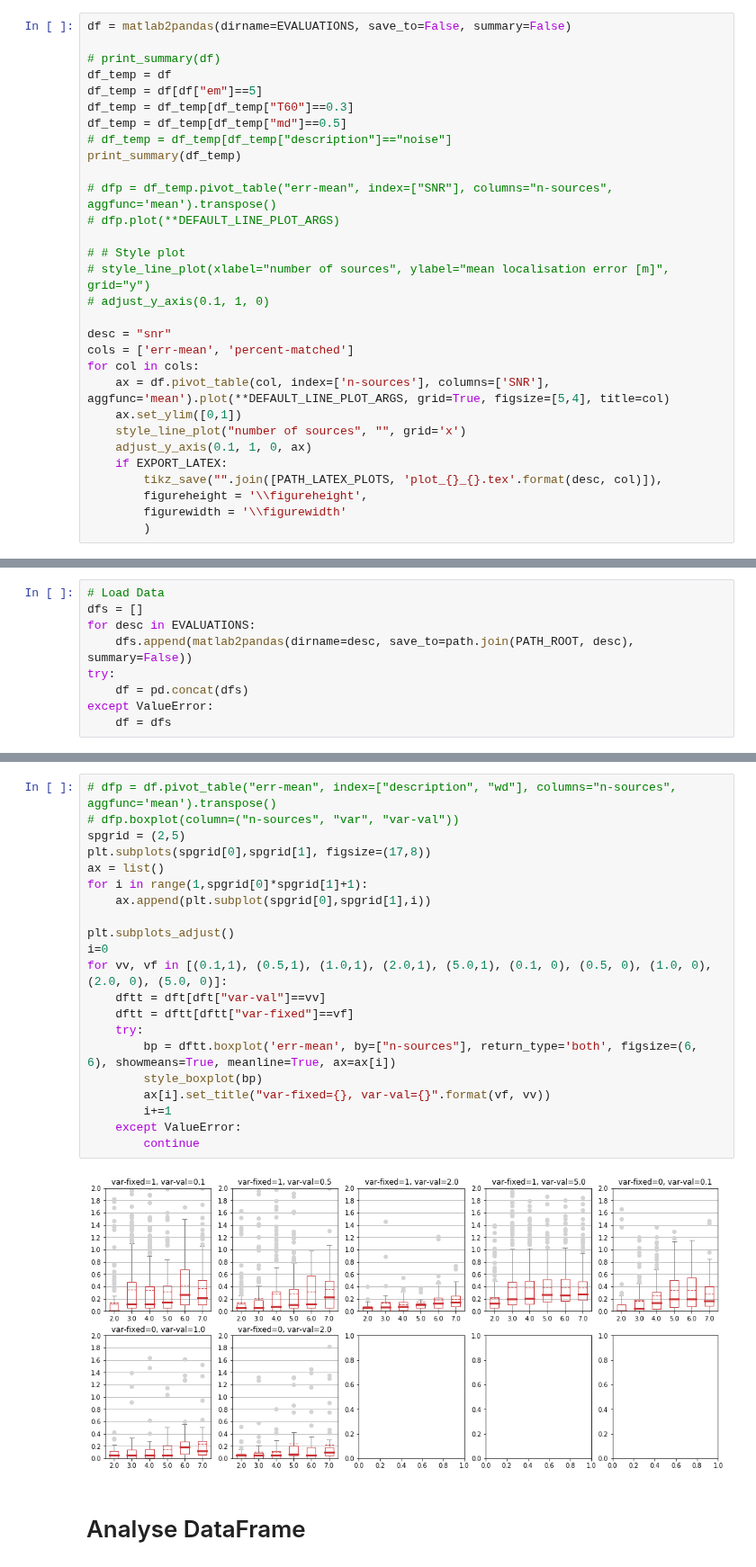
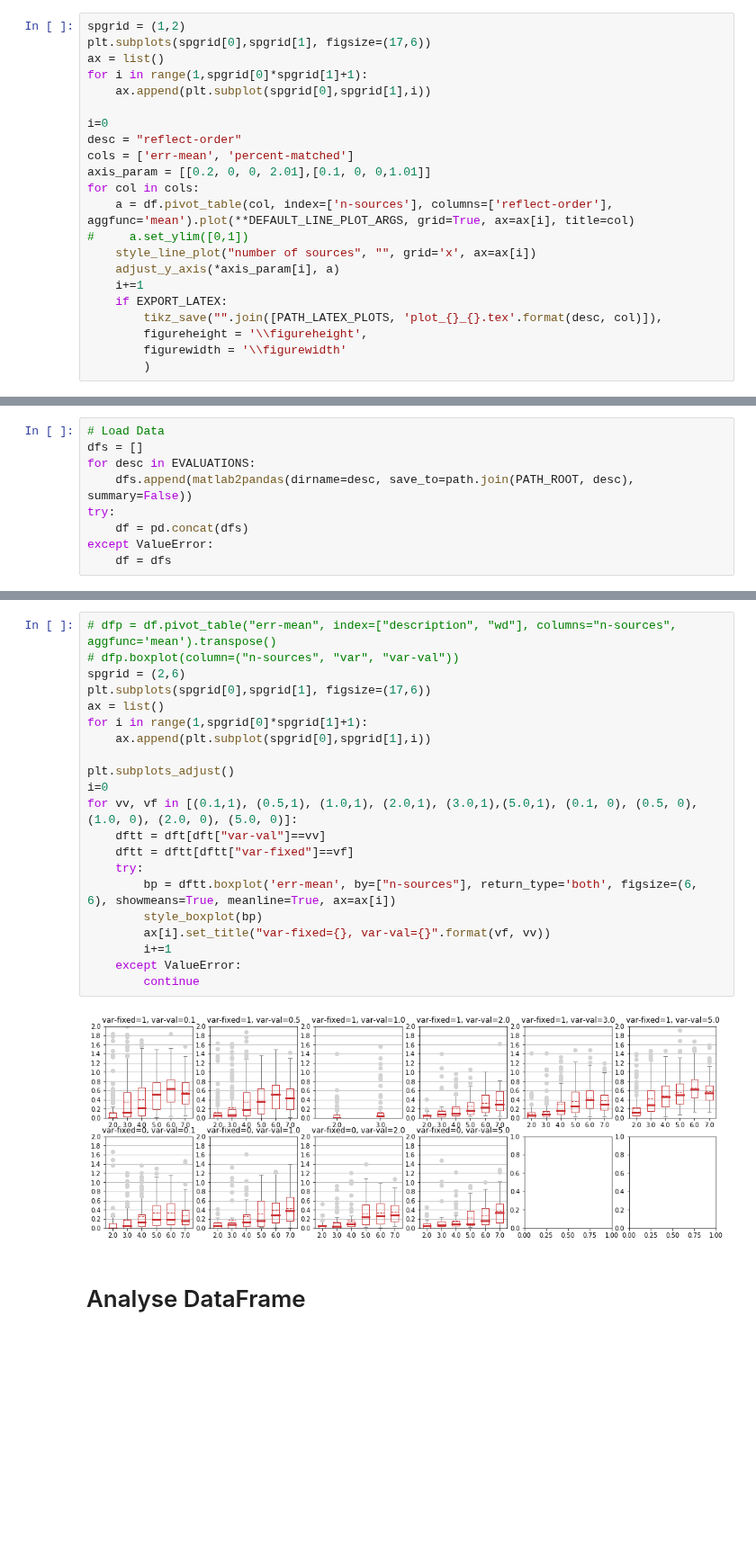
Before and after one commit to jannismain/fau-lnt-source-tracking-code, a Jupyter notebook: python/analysis-mean-err.ipynb, the cells around one changed output, grey strips where cells are left out. Shown at 90% size. Saved outputs shown, nothing was run; the diff lists cells and outputs as text; blank space fills up the shorter version.

```diff
--- a/python/analysis-mean-err.ipynb
+++ b/python/analysis-mean-err.ipynb
@@ -420,28 +636,20 @@ for col in cols:
 # %%
-df = matlab2pandas(dirname=EVALUATIONS, save_to=False, summary=False)
+spgrid = (1,2)
+plt.subplots(spgrid[0],spgrid[1], figsize=(17,6))
+ax = list()
+for i in range(1,spgrid[0]*spgrid[1]+1):
+    ax.append(plt.subplot(spgrid[0],spgrid[1],i))
 
-# print_summary(df)
-df_temp = df
-df_temp = df[df["em"]==5]
-df_temp = df_temp[df_temp["T60"]==0.3]
-df_temp = df_temp[df_temp["md"]==0.5]
-# df_temp = df_temp[df_temp["description"]=="noise"]
-print_summary(df_temp)
-
-# dfp = df_temp.pivot_table("err-mean", index=["SNR"], columns="n-sources", aggfunc='mean').transpose()
-# dfp.plot(**DEFAULT_LINE_PLOT_ARGS)
-
-# # Style plot
-# style_line_plot(xlabel="number of sources", ylabel="mean localisation error [m]", grid="y")
-# adjust_y_axis(0.1, 1, 0)
-
-desc = "snr"
+i=0
+desc = "reflect-order"
 cols = ['err-mean', 'percent-matched']
+axis_param = [[0.2, 0, 0, 2.01],[0.1, 0, 0,1.01]]
 for col in cols:
-    ax = df.pivot_table(col, index=['n-sources'], columns=['SNR'], aggfunc='mean').plot(**DEFAULT_LINE_PLOT_ARGS, grid=True, figsize=[5,4], title=col)
-    ax.set_ylim([0,1])
-    style_line_plot("number of sources", "", grid='x')
-    adjust_y_axis(0.1, 1, 0, ax)
+    a = df.pivot_table(col, index=['n-sources'], columns=['reflect-order'], aggfunc='mean').plot(**DEFAULT_LINE_PLOT_ARGS, grid=True, ax=ax[i], title=col)
+#     a.set_ylim([0,1])
+    style_line_plot("number of sources", "", grid='x', ax=ax[i])
+    adjust_y_axis(*axis_param[i], a)
+    i+=1
     if EXPORT_LATEX:
         tikz_save("".join([PATH_LATEX_PLOTS, 'plot_{}_{}.tex'.format(desc, col)]),
         figureheight = '\\figureheight',
@@ -542,26 +743,26 @@ var-val var-fixed
 # %%
 # dfp = df.pivot_table("err-mean", index=["description", "wd"], columns="n-sources", aggfunc='mean').transpose()
 # dfp.boxplot(column=("n-sources", "var", "var-val"))
-spgrid = (2,5)
-plt.subplots(spgrid[0],spgrid[1], figsize=(17,8))
+spgrid = (2,6)
+plt.subplots(spgrid[0],spgrid[1], figsize=(17,6))
 ax = list()
 for i in range(1,spgrid[0]*spgrid[1]+1):
     ax.append(plt.subplot(spgrid[0],spgrid[1],i))
 
 plt.subplots_adjust()
 i=0
-for vv, vf in [(0.1,1), (0.5,1), (1.0,1), (2.0,1), (5.0,1), (0.1, 0), (0.5, 0), (1.0, 0), (2.0, 0), (5.0, 0)]:
+for vv, vf in [(0.1,1), (0.5,1), (1.0,1), (2.0,1), (3.0,1),(5.0,1), (0.1, 0), (0.5, 0), (1.0, 0), (2.0, 0), (5.0, 0)]:
     dftt = dft[dft["var-val"]==vv]
     dftt = dftt[dftt["var-fixed"]==vf]
     try:
         bp = dftt.boxplot('err-mean', by=["n-sources"], return_type='both', figsize=(6,  6), showmeans=True, meanline=True, ax=ax[i])
         style_boxplot(bp)
         ax[i].set_title("var-fixed={}, var-val={}".format(vf, vv))
         i+=1
     except ValueError:
         continue
 # %% [output]
-[figure, old version]
+[figure, new version]
 # %% [markdown]
 # Analyse DataFrame
 # %% [markdown]
```
Also changed, not shown: parts of 23 cells of this notebook, 2 other files.
